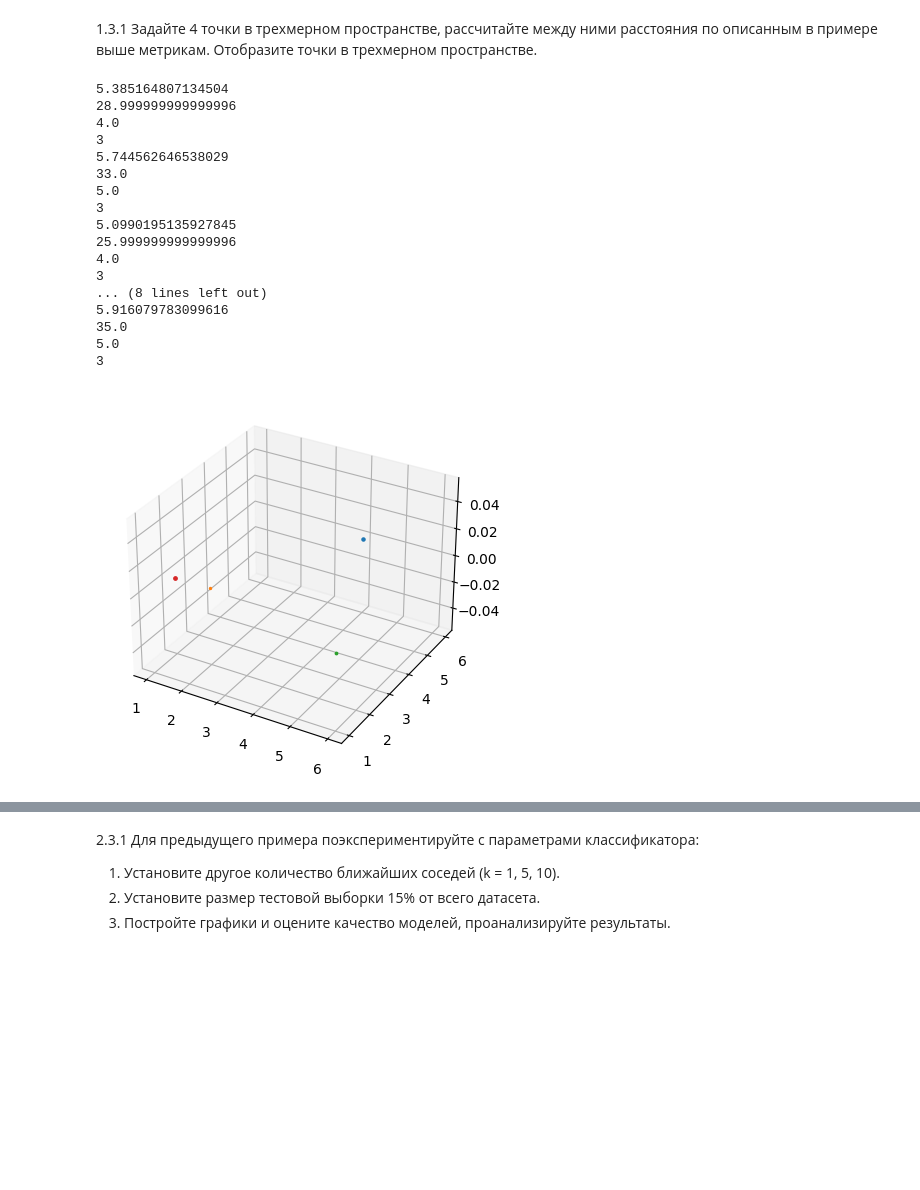
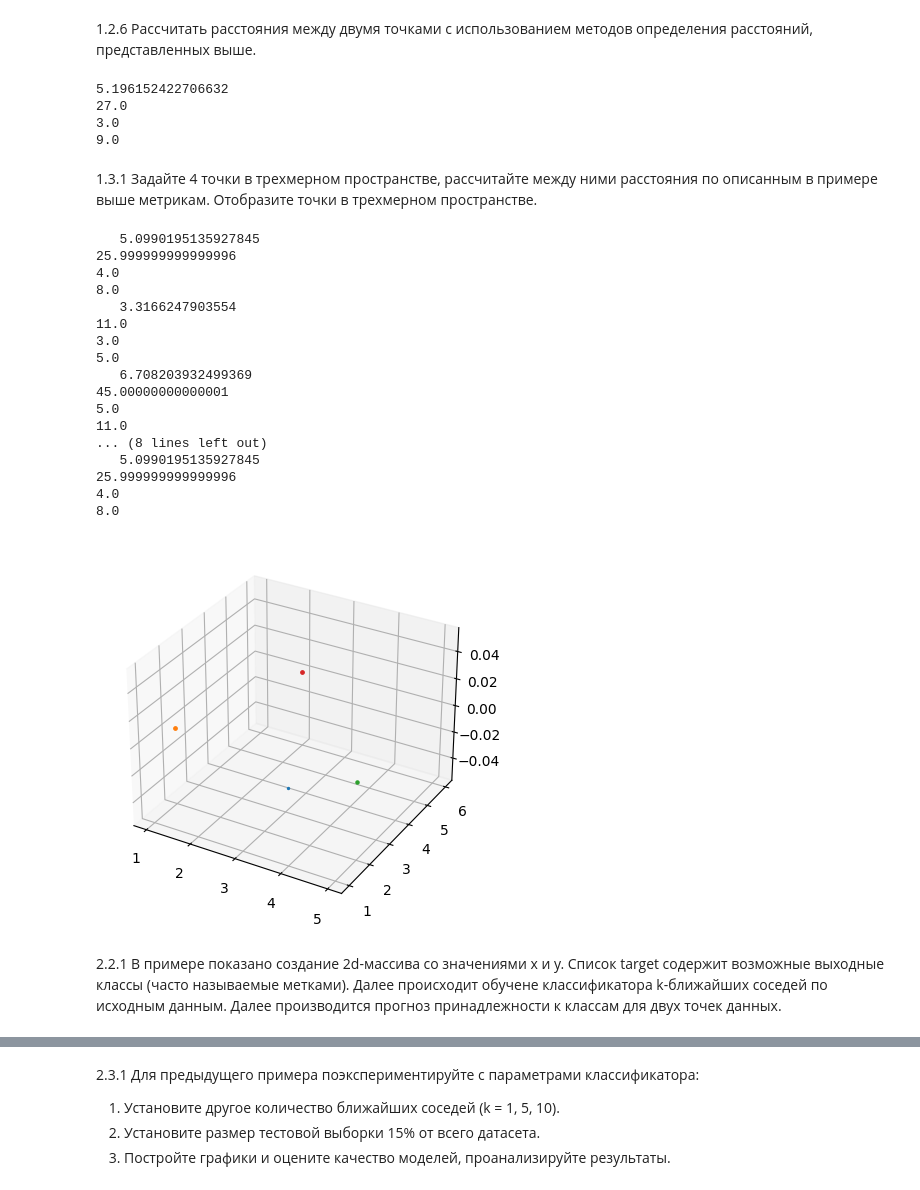
Before and after one commit to smurfac4/II, a Jupyter notebook: artificial intelligence/3/3_тетрадь_Ульянов_Никита_Владимирович_ИКБО_29_22.ipynb, the cells around one changed output, grey strips where cells are left out. Drawn from its saved outputs; the diff is of its cells as text; code cells hidden in the pictures; blank space fills up the shorter version.

```diff
--- a/artificial intelligence/3/3_тетрадь_Ульянов_Никита_Владимирович_ИКБО_29_22.ipynb
+++ b/artificial intelligence/3/3_тетрадь_Ульянов_Никита_Владимирович_ИКБО_29_22.ipynb
@@ -1,3 +91,20 @@
+# %% [markdown]
+1.2.6 Рассчитать расстояния между двумя точками с использованием методов
+определения расстояний, представленных выше.
+# %%
+#Расстояние Евклида
+print(np.linalg.norm(x-y))
+#Квадрат Евклидова расстояния
+print(np.linalg.norm(x-y) ** 2)
+#Расстояние Чебышева
+print(np.linalg.norm(x-y, ord=np.inf))
+#Расстояние Хемминга
+print(np.linalg.norm(x-y,ord=1))
+# %% [output]
+5.196152422706632
+27.0
+3.0
+9.0
 # %% [markdown]
 1.3.1
 Задайте 4 точки в трехмерном пространстве, рассчитайте между ними
@@ -6,43 +113,47 @@
 # %%
 import numpy as np
 import matplotlib.pyplot as plt
 from mpl_toolkits.mplot3d import Axes3D as plt3d
 import random
 
 
-fig = plt.figure()
-ax = fig.add_subplot(111,projection = '3d')
-o = [np.array([random.randint(1,6),random.randint(1,6),random.randint(1,6)]) for i in range(4)]
+fig = plt.figure() # создаем пустой график
+ax = fig.add_subplot(111,projection = '3d') # добавляем ось ax
+o = [np.array([random.randint(1,6),random.randint(1,6),random.randint(1,6)]) for i in range(4)] # создаем рандомный массив из 4 точек с 3 кординатами
 for i in o:
-    plt.scatter(i[0],i[1],i[2])
+    plt.scatter(i[0],i[1],i[2]) # рисуем точки
 
 n = 1
-for i in o[:3]:
+for i in o[:3]: #перебор точек
     for j in o[n:]:
-        print (np.linalg.norm(i-j)) #Расстояние Евклида
+        print ('  ',np.linalg.norm(i-j)) #Расстояние Евклида
         print (np.linalg.norm(i-j)**2)  #Квадрат расстояния Евклида
         print (np.linalg.norm(i-j,ord = np.inf)) #Расстояние Чебышева
-        sm = (np.nonzero(i-j))
-        sm = np.shape(sm[0])[0] #Расстояние Хемминга
-        print(sm)
-    n += 1
+        print(np.linalg.norm(i-j,ord=1)) #Расстояние Хемминга
+    n+=1
 plt.show()
 # %% [output]
-5.385164807134504
-28.999999999999996
-4.0
-3
-5.744562646538029
-33.0
-5.0
-3
-5.0990195135927845
+   5.0990195135927845
 25.999999999999996
 4.0
-3
+8.0
+   3.3166247903554
+11.0
+3.0
+5.0
+   6.708203932499369
+45.00000000000001
+5.0
+11.0
 ... (8 lines left out)
-5.916079783099616
-35.0
-5.0
-3
+   5.0990195135927845
+25.999999999999996
+4.0
+8.0
-[figure, old version]
+[figure, new version]
+# %% [markdown]
+2.2.1 В примере показано создание 2d-массива со значениями x и y. Список
+target содержит возможные выходные классы (часто называемые
+метками). Далее происходит обучене классификатора k-ближайших
+соседей по исходным данным. Далее производится прогноз
+принадлежности к классам для двух точек данных.
```
Also changed, not shown: parts of 29 cells of this notebook, 2 other files.
